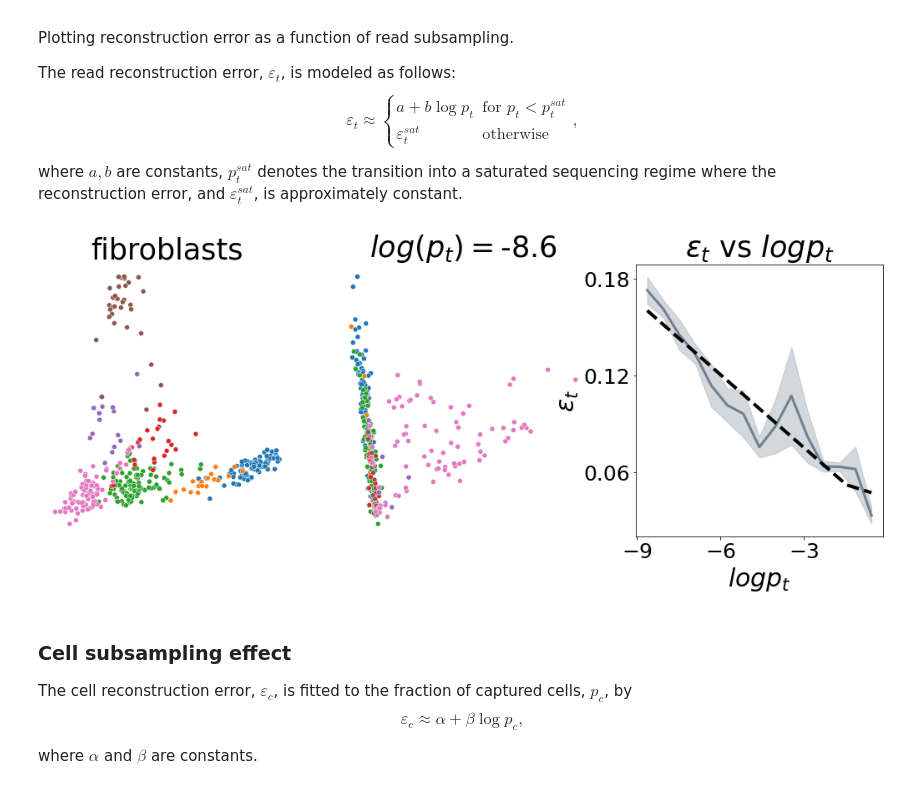
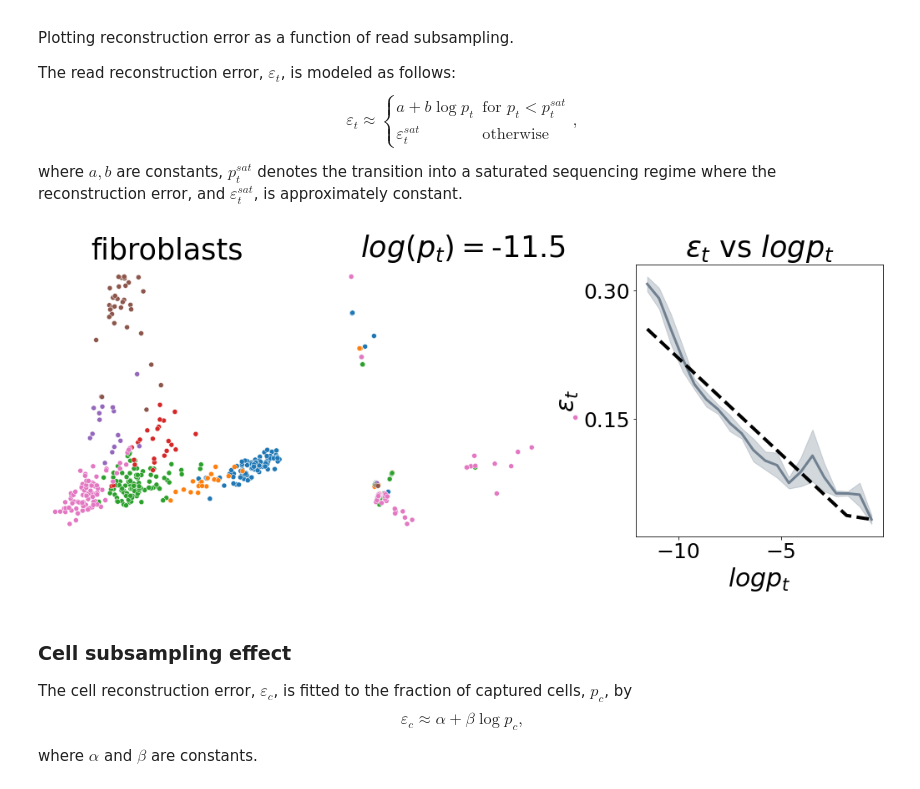
Before and after one commit to nitzanlab/trajectory_reconstruction_tradeoff, a Jupyter notebook: notebooks/reconstruction_results.ipynb, the cells around one changed output. Cells and saved outputs as stored; diff of their text form; code cells hidden in the pictures.

```diff
--- a/notebooks/reconstruction_results.ipynb
+++ b/notebooks/reconstruction_results.ipynb
@@ -72,25 +63,27 @@ L_read = L_read[L_read['pt'] > min_pt]
 # %%
 # plot read subsampling trend
+L_read = T.io.read_output(dataset, outdir=outdir, sample='reads')
+
 ncols =  3
 nrows = 1
 fig, ax = plt.subplots(nrows, ncols, figsize=(6 * ncols, 6 * nrows))
 
 # plotting true and an instance of subsampled trajectory
 pt = L_read['pt'].min()
 sX, psX, lsX, psD, sD, psP, ix, pca = traj.subsample(pc=1, pt=pt)
 stitle = read_title(pt)
 T.pl.plot_project_pca2d(traj.pX, meta=traj.meta, ax=ax[0], title=title, legend=False, palette=palette)
 T.pl.plot_project_pca2d(psX, meta=traj.meta.loc[ix], ax=ax[1], title=stitle, legend=False, palette=palette)
 
 # compute and plot read subsampling model
 xcol = read_fit
 xlabel = r'$log p_t$'
 ycol = err_fit
 ylabel = r'$\varepsilon_t$'
 groupby = 'pt'
 model_read = T.pl.plot_tradeoff(L_read, xcol=xcol, ycol=ycol, ylabel=ylabel, xlabel=xlabel, ax=ax[2], groupby=groupby, add_fit=True, model_type='saturation')
 # %% [output]
-[figure, old version]
+[figure, new version]
 # %% [markdown]
 ### Cell subsampling effect
 
```
Also changed, not shown: parts of 6 cells of this notebook, 17 other files.
